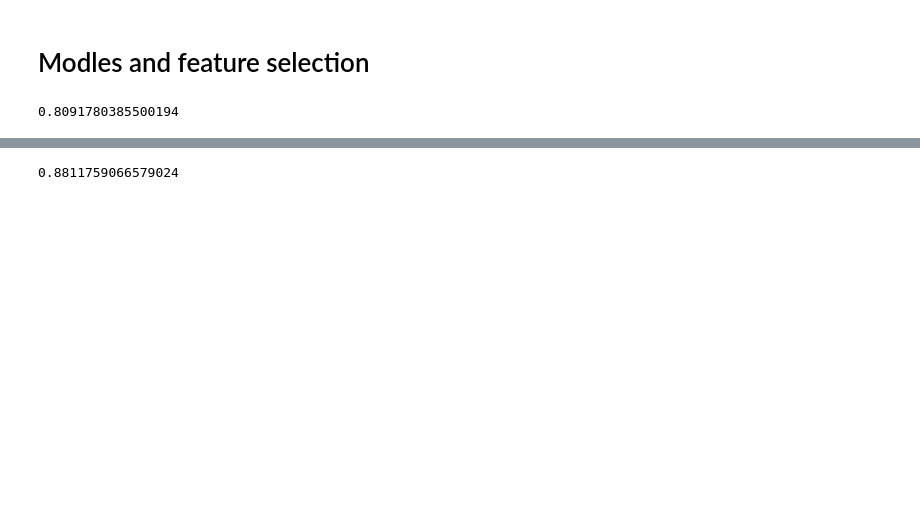
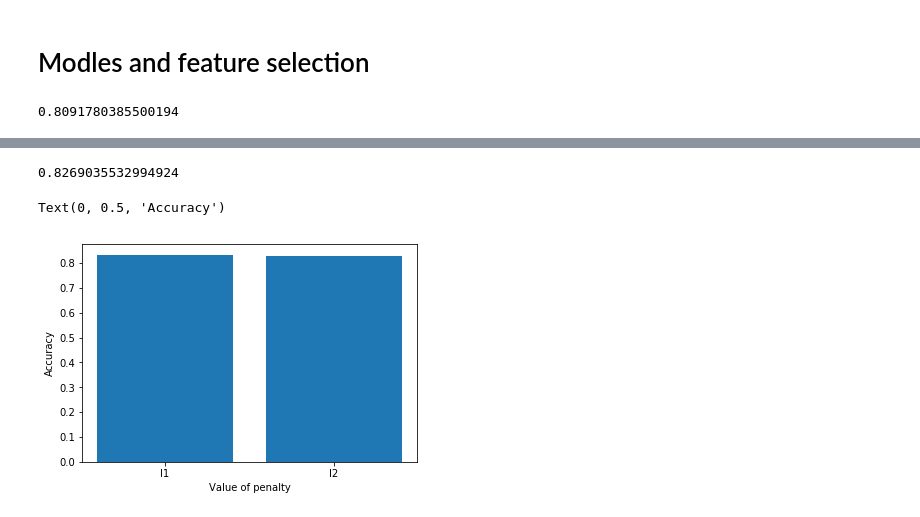
Before and after one commit to RoiPeleg/Datavis-project, a Jupyter notebook: hand recogntion.ipynb, the cells around one changed output, grey strips where cells are left out. Drawn from its saved outputs; the diff is of its cells as text; code cells hidden in the pictures; blank space fills up the shorter version.

```diff
--- a/hand recogntion.ipynb
+++ b/hand recogntion.ipynb
@@ -252,4 +272,19 @@ Text(0, 0.5, 'Cross-Validated Accuracy')
-# %%
-max(d_scores)
-# %% [output]
-0.8811759066579024
+# %%
+lg = LogisticRegression(solver='warn',n_jobs=-1)
+lg.fit(x_train, y_train)
+print(lg.score(x_test,y_test))
+# %% [output]
+0.8269035532994924
+# %%
+d_range = ['l1', 'l2']
+d_scores = []
+for d in d_range:
+    lg = LogisticRegression(n_jobs=-1, penalty=d)
+    lg.fit(x_train, y_train)
+    d_scores.append(lg.score(x_test,y_test))
+plt.bar(d_range, d_scores)
+plt.xlabel('Value of penalty')
+plt.ylabel('Accuracy')
+# %% [output]
+Text(0, 0.5, 'Accuracy')
+[figure, added]
```
Also changed, not shown: parts of 6 cells of this notebook.
